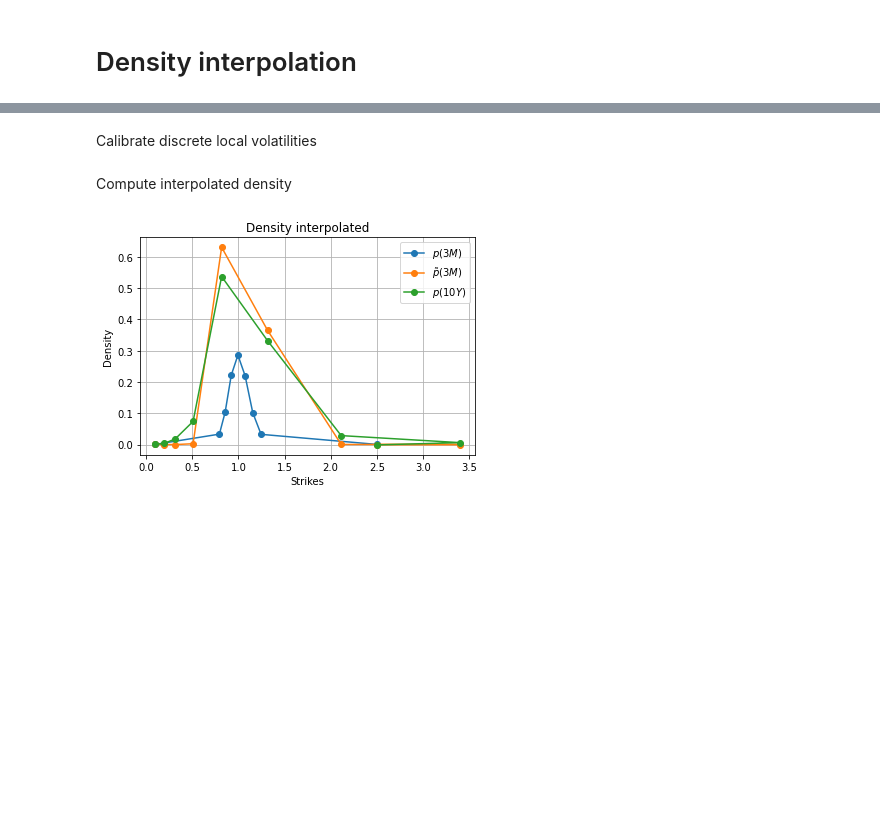
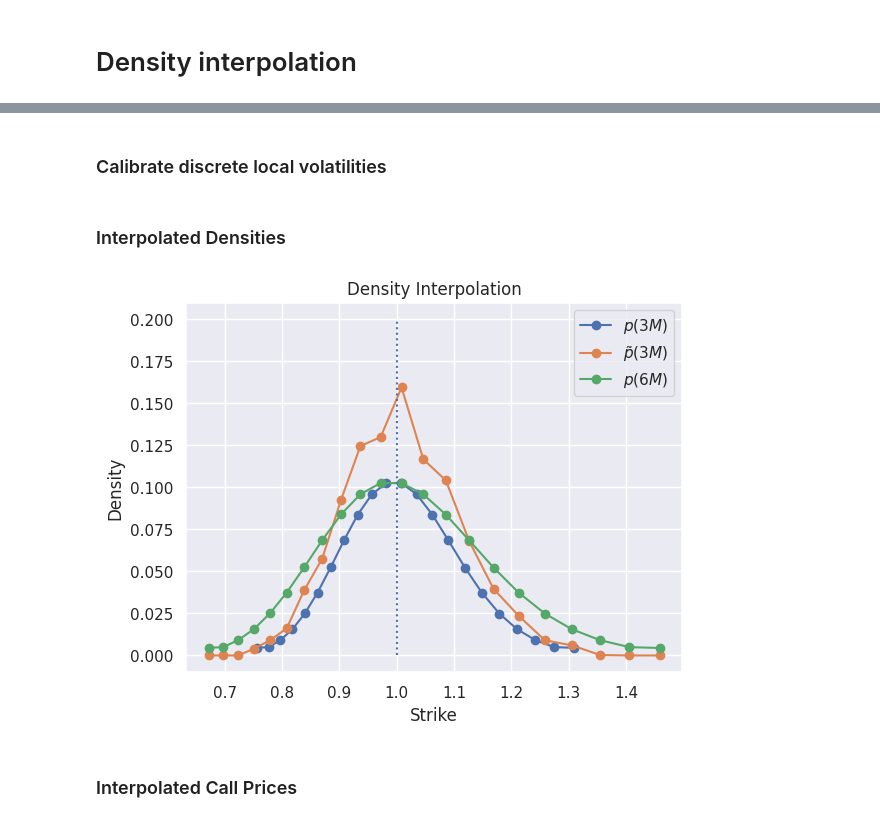
Before and after one commit to mwbrulhardt/gleam, a Jupyter notebook: examples/density_interpolation.ipynb, the cells around one changed output, grey strips where cells are left out. Cells and saved outputs as stored; diff of their text form; code cells hidden in the pictures; blank space fills up the shorter version.

```diff
--- a/examples/density_interpolation.ipynb
+++ b/examples/density_interpolation.ipynb
@@ -43,31 +50,40 @@ plt.show()
 # %% [markdown]
-Calibrate discrete local volatilities
+### Calibrate discrete local volatilities
 # %%
-dlv = DiscreteLocalVolatilityModel()
+bounds = np.zeros([num_maturities, 2])
+bounds[:, 0] = 0.1
+bounds[:, 1] = 2.5
+
+dlv = gm.dlv.DiscreteLocalVolatilityModel()
 dlv.calibrate(
-    prices=prices,
-    strikes=strikes,
-    maturities=tau,
-    bounds=np.array([[0.1, 2.5], [0.1, 2.5]]),
+    prices=C.flatten(),
+    strikes=k.flatten(),
+    maturities=t.flatten(),
+    bounds=bounds,
 )
 # %% [markdown]
-Compute interpolated density
+### Interpolated Densities
 # %%
-sl0 = dlv.slices[0]
-sl1 = dlv.slices[1]
-p_3m = sl1.density
-p_3m_tilde = sl1.psi@sl1.omega@sl1.density
-p_10y = sl1.transition_op(2)@sl1.density
+s_3m = dlv.slices[1]
 
-plt.plot(sl1.k[1:-1], p_3m, '-o', label=r'$p(3M)$')
-plt.plot(sl1.k_next[1:-1], p_3m_tilde, '-o', label=r'$\tilde{p}(3M)$')
-plt.plot(sl1.k_next[1:-1], p_10y, '-o', label=r'$p(10Y)$')
+p_3m = s_3m.density
+p_3m_tilde = s_3m.psi@s_3m.omega@p_3m
+p_6m = s_3m.transition_op(0.5)@p_3m
+
+plt.plot(s_3m.k[2:-2], p_3m[1:-1], "-o", label=r"$p(3M)$")
+plt.plot(s_3m.k_next[2:-2], p_3m_tilde[1:-1], "-o", label=r"$\tilde{p}(3M)$")
+plt.plot(s_3m.k_next[2:-2], p_6m[1:-1], "-o", label=r"$p(6M)$")
+
+plt.vlines(1, 0, 0.2, linestyles="dotted")
+
 plt.legend()
-plt.grid()
-plt.xlabel('Strikes')
-plt.ylabel('Density')
-plt.title('Density interpolated')
+
+plt.xlabel("Strike")
+plt.ylabel("Density")
+plt.title("Density Interpolation")
 plt.show()
 # %% [output]
-[figure, old version]
+[figure, new version]
+# %% [markdown]
+### Interpolated Call Prices
 # %%
```
Also changed, not shown: parts of 8 cells of this notebook, 5 other files.
